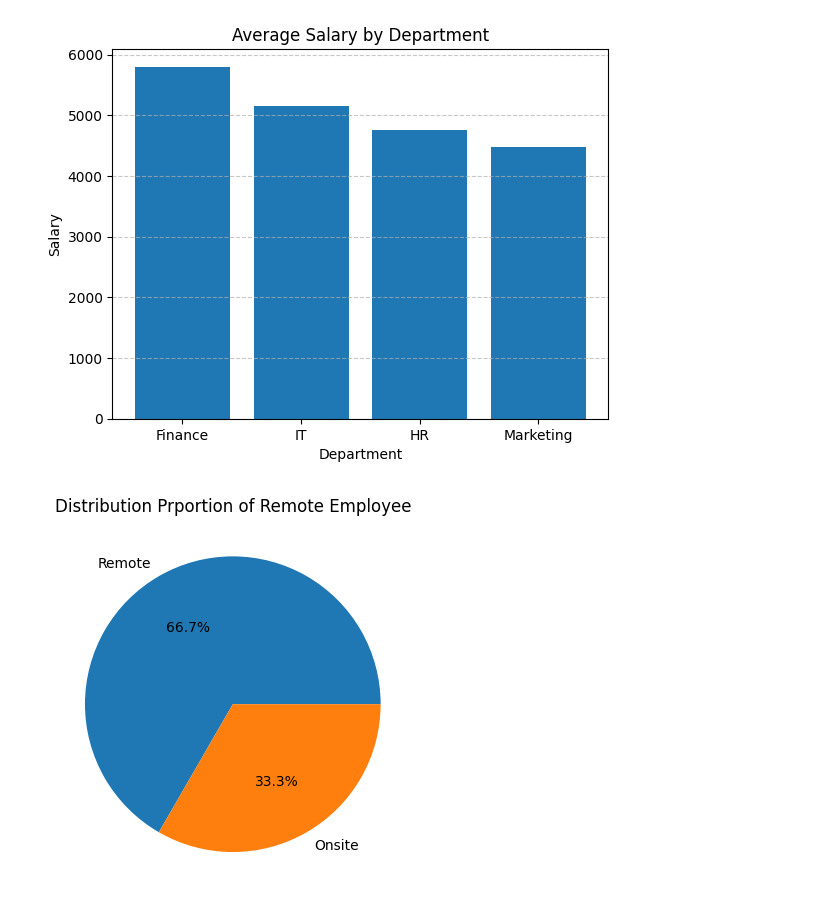
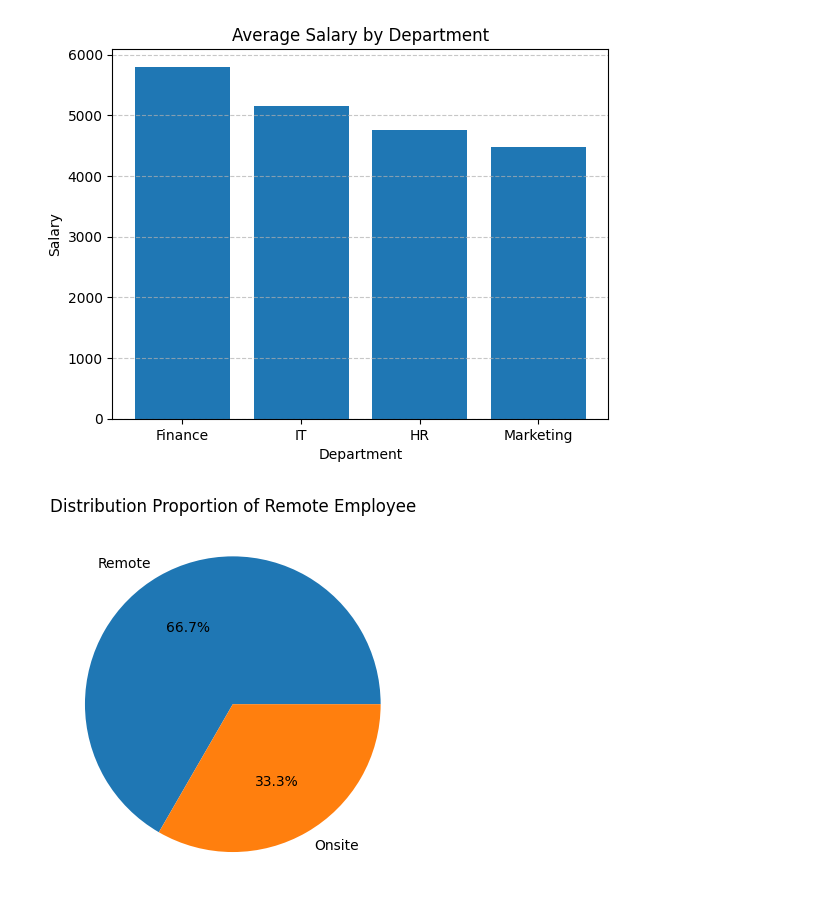
Before and after one commit to Tech-sister/Data-analysis-class, a Jupyter notebook: employee_analysis.ipynb, the cells around one changed output. Cells and saved outputs as stored; diff of their text form; code cells hidden in the pictures.

```diff
--- a/employee_analysis.ipynb
+++ b/employee_analysis.ipynb
@@ -1221,8 +1221,8 @@ plt.grid(axis='y', linestyle='--', alpha=0.7,)
 # %%
 #Distribution proportion of remote employee
 remote_status = ['Remote', 'Onsite']
 plt.pie(merge_df['remote'].value_counts(), labels=remote_status, autopct="%1.1f%%")
-plt.title("Distribution Prportion of Remote Employee")
+plt.title("Distribution Proportion of Remote Employee")
 plt.show()
 # %% [output]
-[figure, old version]
+[figure, new version]
```
Also changed, not shown: parts of 47 cells of this notebook.
